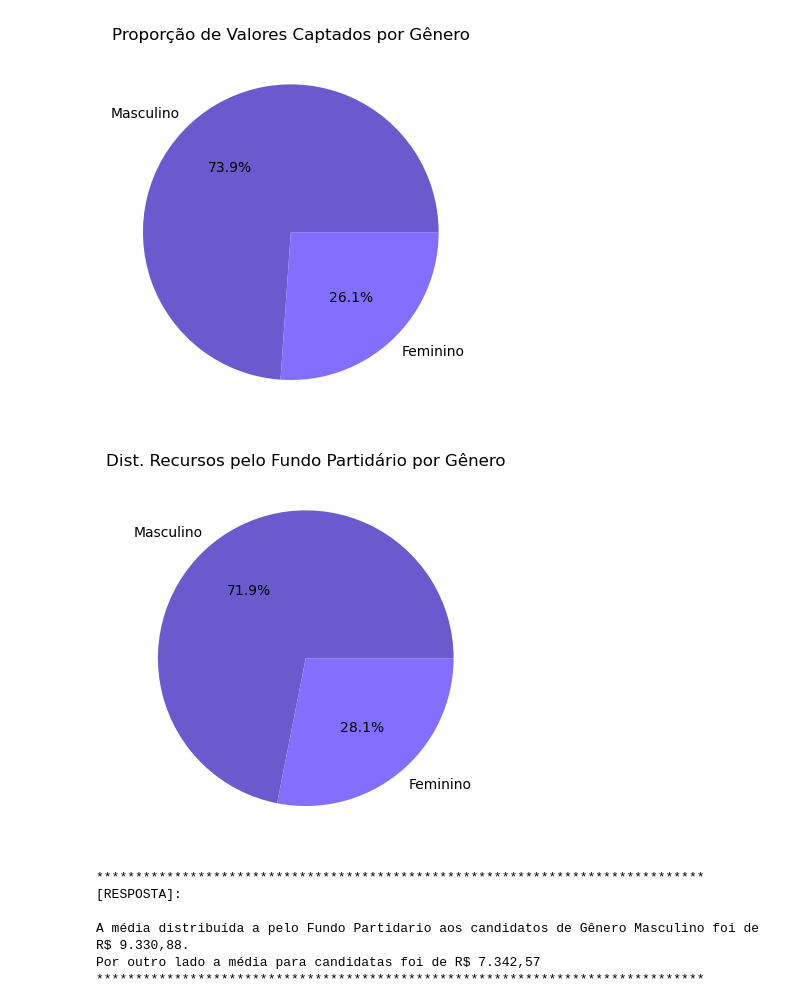
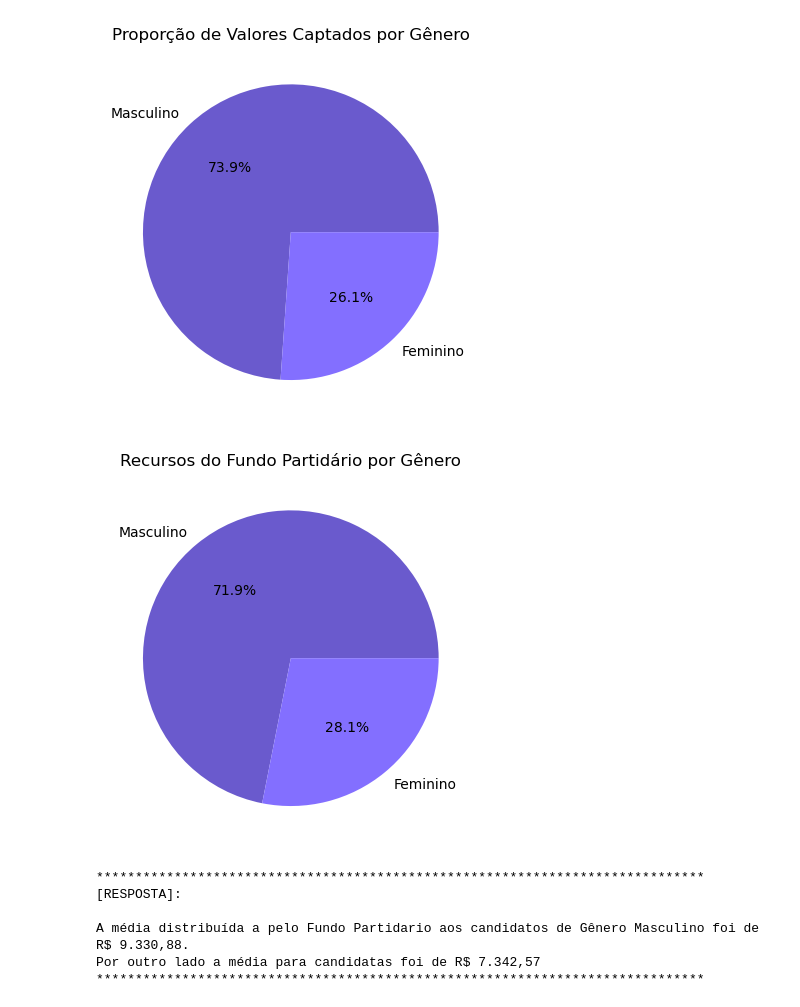
Before and after one commit to devBino/analise_dados_cases, a Jupyter notebook: prestacao_contas_partidos/rio_grande_do_sul/analise.ipynb, the cells around one changed output. Cells and saved outputs as stored; diff of their text form; code cells hidden in the pictures.

```diff
--- a/prestacao_contas_partidos/rio_grande_do_sul/analise.ipynb
+++ b/prestacao_contas_partidos/rio_grande_do_sul/analise.ipynb
@@ -218,11 +218,11 @@ _ = plt.pie([receitas_masc, receitas_fem], labels=['Masculino','Feminino'], auto
 # %%
 recurso_masc_fundopart = filtro_rec_masc[ filtro_rec_masc['DS_FONTE_RECEITA'] == 'FUNDO PARTIDARIO']['VR_RECEITA'].sum()
 recurso_fem_fundopart = filtro_rec_fem[ filtro_rec_fem['DS_FONTE_RECEITA'] == 'FUNDO PARTIDARIO' ]['VR_RECEITA'].sum()
 
-_ = plt.title('Dist. Recursos pelo Fundo Partidário por Gênero')
+_ = plt.title('Recursos do Fundo Partidário por Gênero')
 _ = plt.pie([recurso_masc_fundopart, recurso_fem_fundopart], labels=['Masculino','Feminino'], autopct='%1.1f%%', colors=[slateBlue, slateBlue1])
 # %% [output]
-[figure, old version]
+[figure, new version]
 # %%
 media_por_masc = recurso_masc_fundopart / qtde_masc
 media_por_fem = recurso_fem_fundopart / qtde_fem
```
Also changed, not shown: parts of 2 cells of this notebook, 1 other file.
